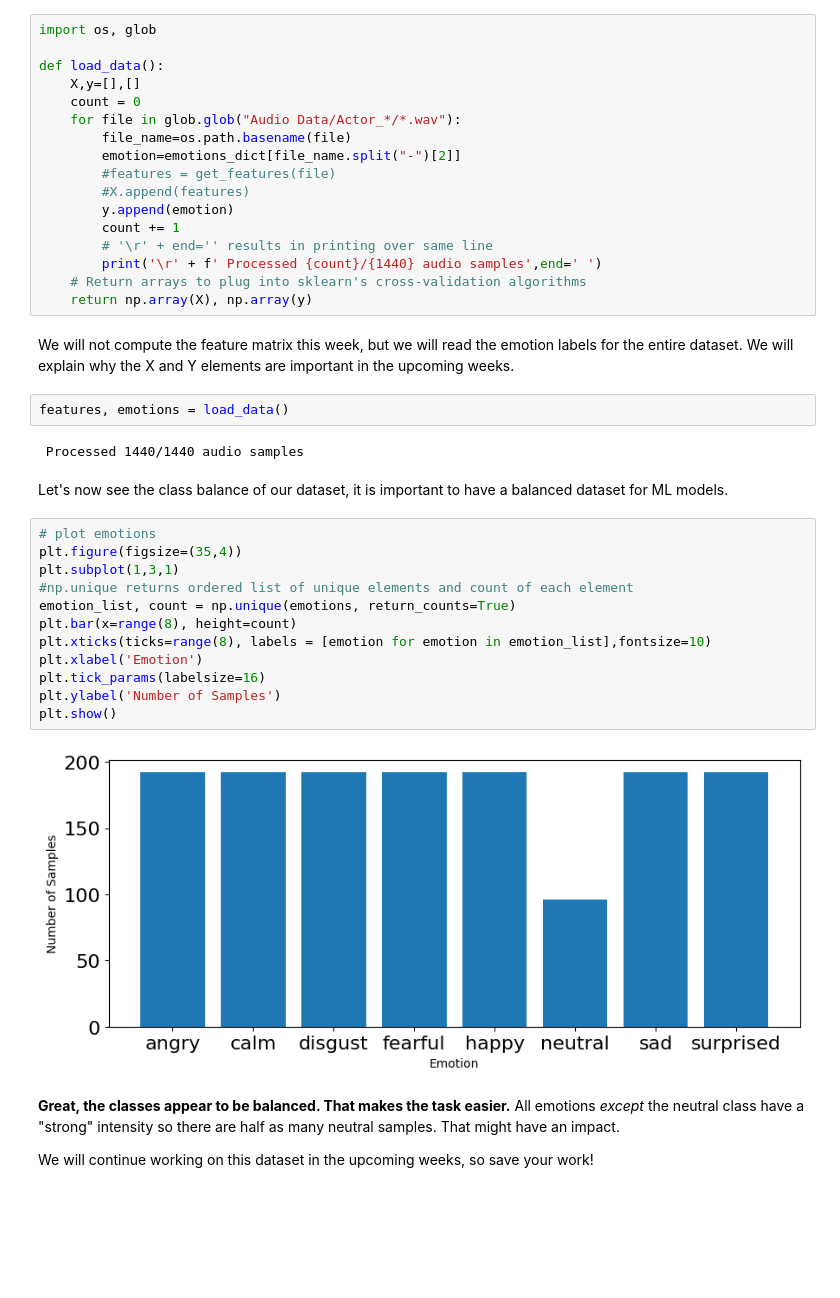
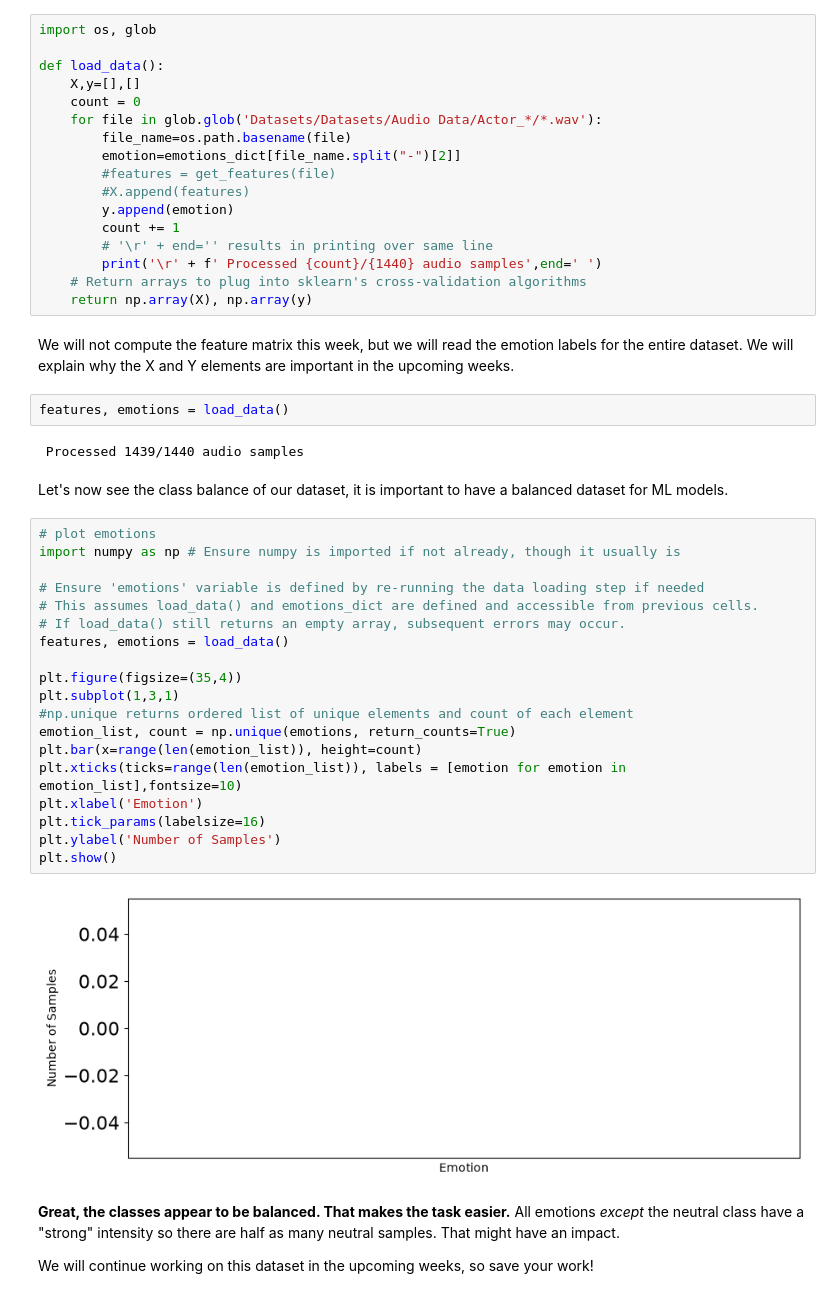
Before and after one commit to sfubriana/Week2-DataPreprocessing, a Jupyter notebook: Week 2.ipynb, the cells around one changed output. Drawn from its saved outputs; the diff is of its cells as text; blank space fills up the shorter version.

```diff
--- a/Week 2.ipynb
+++ b/Week 2.ipynb
@@ -674,7 +677,7 @@ import os, glob
 def load_data():
     X,y=[],[]
     count = 0
-    for file in glob.glob("Audio Data/Actor_*/*.wav"):
+    for file in glob.glob('Datasets/Datasets/Audio Data/Actor_*/*.wav'):
         file_name=os.path.basename(file)
         emotion=emotions_dict[file_name.split("-")[2]]
         #features = get_features(file)
@@ -691,23 +694,30 @@ We will explain why the X and Y elements are important in the upcoming weeks.
 # %%
 features, emotions = load_data()
 # %% [output]
- Processed 1440/1440 audio samples
+ Processed 1439/1440 audio samples
 # %% [markdown]
 Let's now see the class balance of our dataset, it is important to have a balanced dataset for ML models.
 # %%
 # plot emotions
+import numpy as np # Ensure numpy is imported if not already, though it usually is
+
+# Ensure 'emotions' variable is defined by re-running the data loading step if needed
+# This assumes load_data() and emotions_dict are defined and accessible from previous cells.
+# If load_data() still returns an empty array, subsequent errors may occur.
+features, emotions = load_data()
+
 plt.figure(figsize=(35,4))
 plt.subplot(1,3,1)
 #np.unique returns ordered list of unique elements and count of each element
 emotion_list, count = np.unique(emotions, return_counts=True)
-plt.bar(x=range(8), height=count)
-plt.xticks(ticks=range(8), labels = [emotion for emotion in emotion_list],fontsize=10)
+plt.bar(x=range(len(emotion_list)), height=count)
+plt.xticks(ticks=range(len(emotion_list)), labels = [emotion for emotion in emotion_list],fontsize=10)
 plt.xlabel('Emotion')
 plt.tick_params(labelsize=16)
 plt.ylabel('Number of Samples')
 plt.show()
 # %% [output]
-[figure, old version]
+[figure, new version]
 # %% [markdown]
 **Great, the classes appear to be balanced. That makes the task easier.** All emotions _except_ the neutral class have a "strong" intensity so there are half as many neutral samples. That might have an impact.
 
```
Also changed, not shown: parts of 9 cells of this notebook.
